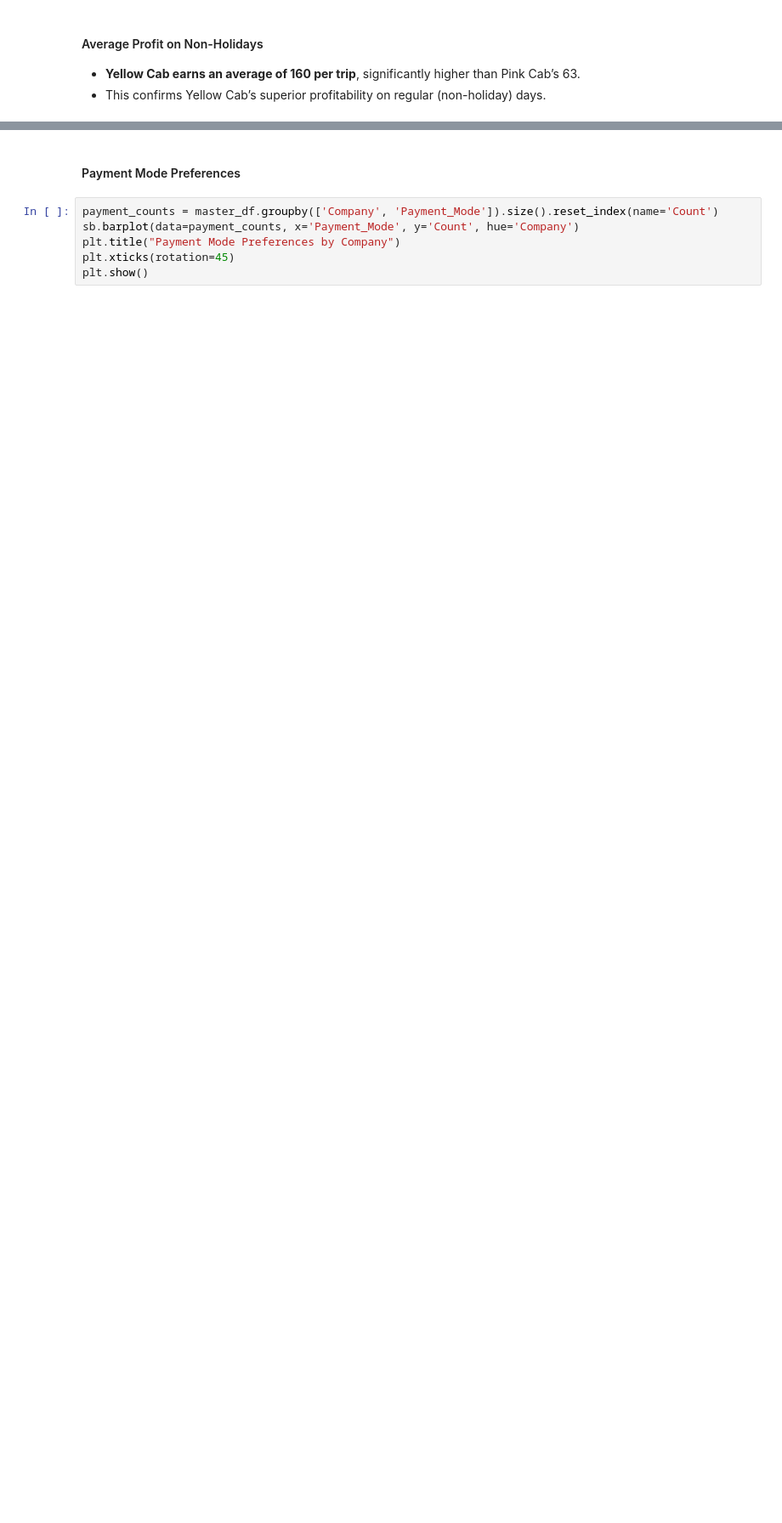
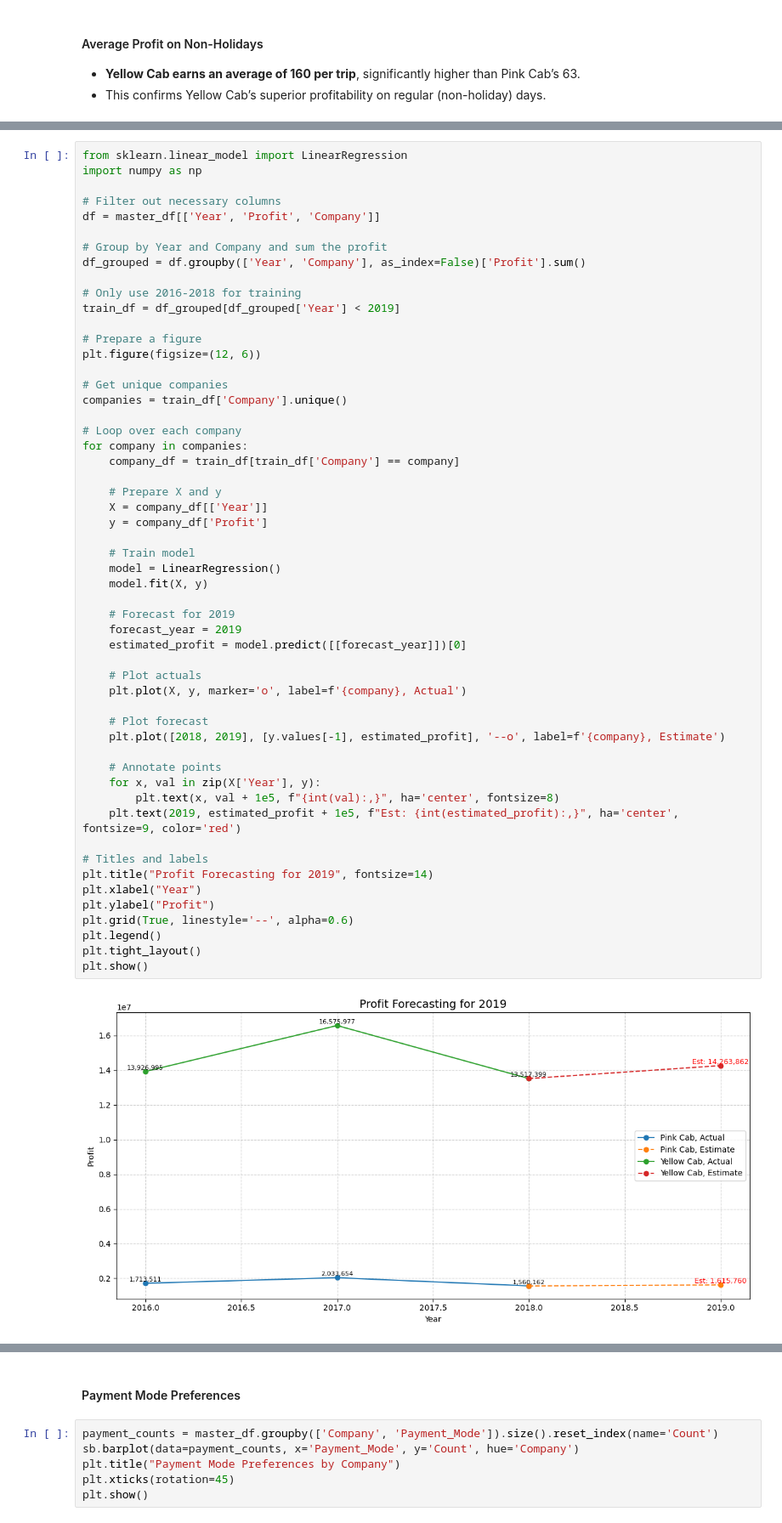
Before and after one commit to najmaabdi99/CAB-INVESTMENT-ANALYSIS-PROJECT, a Jupyter notebook: EDA NOTEBOOK.ipynb, the cells around one changed output, grey strips where cells are left out. Shown at 85% size. Saved outputs shown, nothing was run; the diff lists cells and outputs as text; blank space fills up the shorter version.

```diff
--- a/EDA NOTEBOOK.ipynb
+++ b/EDA NOTEBOOK.ipynb
@@ -600,0 +600,56 @@ plt.show()
+# %%
+from sklearn.linear_model import LinearRegression
+import numpy as np
+
+# Filter out necessary columns
+df = master_df[['Year', 'Profit', 'Company']]
+
+# Group by Year and Company and sum the profit
+df_grouped = df.groupby(['Year', 'Company'], as_index=False)['Profit'].sum()
+
+# Only use 2016-2018 for training
+train_df = df_grouped[df_grouped['Year'] < 2019]
+
+# Prepare a figure
+plt.figure(figsize=(12, 6))
+
+# Get unique companies
+companies = train_df['Company'].unique()
+
+# Loop over each company
+for company in companies:
+    company_df = train_df[train_df['Company'] == company]
+
+    # Prepare X and y
+    X = company_df[['Year']]
+    y = company_df['Profit']
+
+    # Train model
+    model = LinearRegression()
+    model.fit(X, y)
+
+    # Forecast for 2019
+    forecast_year = 2019
+    estimated_profit = model.predict([[forecast_year]])[0]
+
+    # Plot actuals
+    plt.plot(X, y, marker='o', label=f'{company}, Actual')
+
+    # Plot forecast
+    plt.plot([2018, 2019], [y.values[-1], estimated_profit], '--o', label=f'{company}, Estimate')
+
+    # Annotate points
+    for x, val in zip(X['Year'], y):
+        plt.text(x, val + 1e5, f"{int(val):,}", ha='center', fontsize=8)
+    plt.text(2019, estimated_profit + 1e5, f"Est: {int(estimated_profit):,}", ha='center', fontsize=9, color='red')
+
+# Titles and labels
+plt.title("Profit Forecasting for 2019", fontsize=14)
+plt.xlabel("Year")
+plt.ylabel("Profit")
+plt.grid(True, linestyle='--', alpha=0.6)
+plt.legend()
+plt.tight_layout()
+plt.show()
+# %% [output]
+[figure, added]
```
Also changed, not shown: parts of 28 cells of this notebook, 1 other file.
